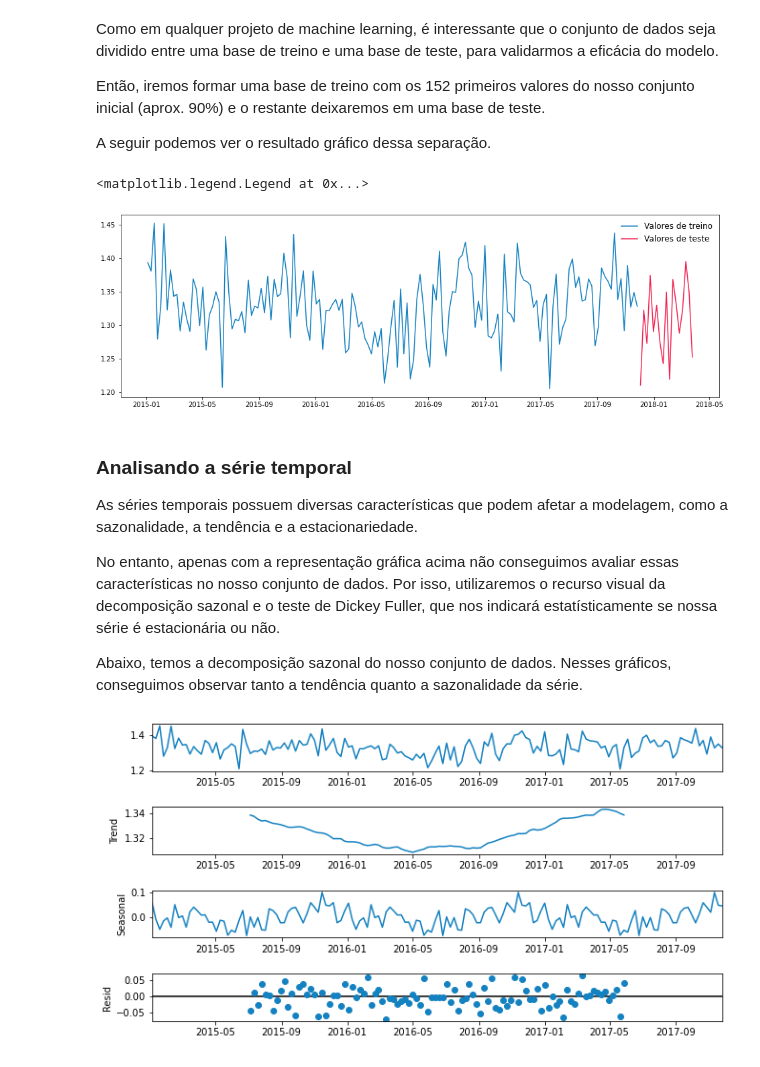
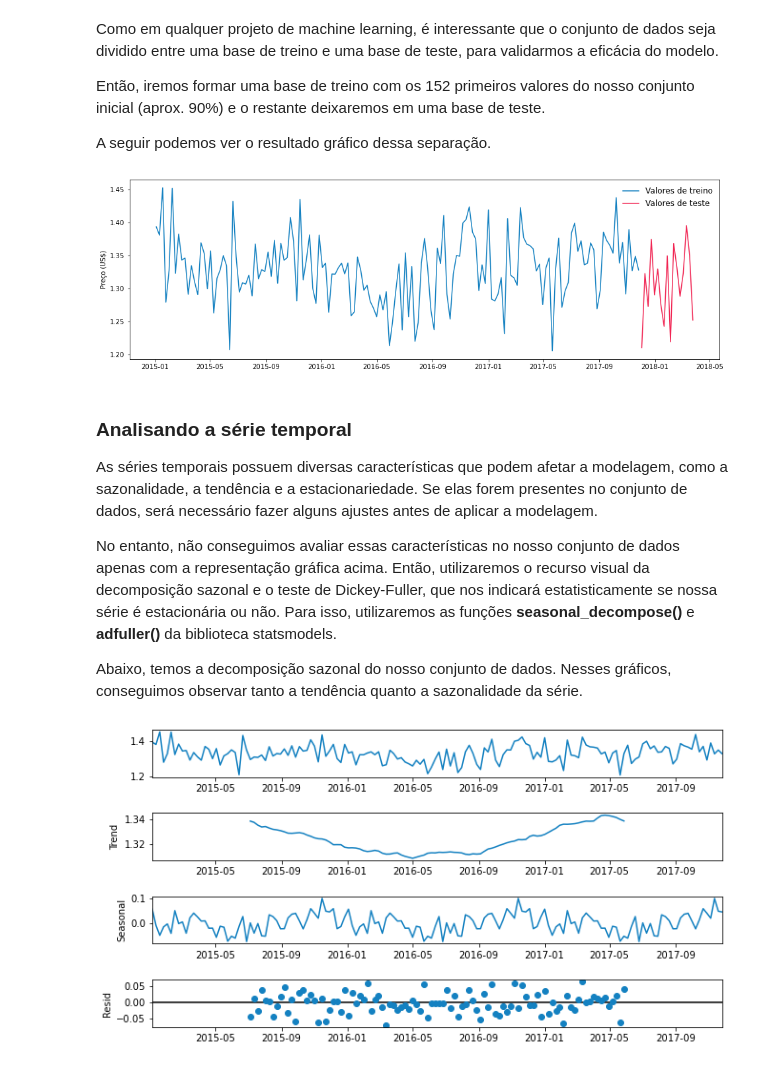
Before and after one commit to laurafiorini/series-temporais-predicao, a Jupyter notebook: avocado-prices.ipynb, the cells around one changed output. Drawn from its saved outputs; the diff is of its cells as text; code cells hidden in the pictures.

```diff
--- a/avocado-prices.ipynb
+++ b/avocado-prices.ipynb
@@ -78,20 +82,21 @@ A seguir podemos ver o resultado gráfico dessa separação.
 # %%
 train = df.iloc[:152,0].to_frame()
 test = df.iloc[152:169,0].to_frame()
 
 plt.figure(figsize=(16, 5))
 plt.plot(train)
 plt.plot(test)
 plt.legend(['Valores de treino','Valores de teste'], fontsize='large',frameon=False)
+plt.ylabel('Preço (US$)')
+plt.savefig('train-test.png')
 # %% [output]
-<matplotlib.legend.Legend at 0x...>
-[figure, old version]
+[figure, new version]
 # %% [markdown]
 ### Analisando a série temporal
 
-As séries temporais possuem diversas características que podem afetar a modelagem, como a sazonalidade, a tendência e a estacionariedade.
+As séries temporais possuem diversas características que podem afetar a modelagem, como a sazonalidade, a tendência e a estacionariedade. Se elas forem presentes no conjunto de dados, será necessário fazer alguns ajustes antes de aplicar a modelagem.
 
-No entanto, apenas com a representação gráfica acima não conseguimos avaliar essas características no nosso conjunto de dados. Por isso, utilizaremos o recurso visual da decomposição sazonal e o teste de Dickey Fuller, que nos indicará estatísticamente se nossa série é estacionária ou não.
+No entanto, não conseguimos avaliar essas características no nosso conjunto de dados apenas com a representação gráfica acima. Então, utilizaremos o recurso visual da decomposição sazonal e o teste de Dickey-Fuller, que nos indicará estatisticamente se nossa série é estacionária ou não. Para isso, utilizaremos as funções **seasonal_decompose()** e **adfuller()** da biblioteca statsmodels.
 
 Abaixo, temos a decomposição sazonal do nosso conjunto de dados. Nesses gráficos, conseguimos observar tanto a tendência quanto a sazonalidade da série.
 # %%
```
Also changed, not shown: parts of 26 cells of this notebook.
